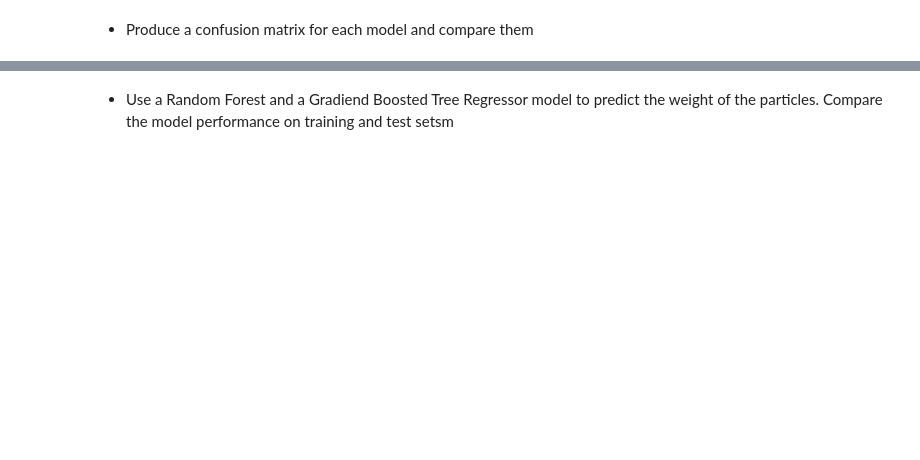
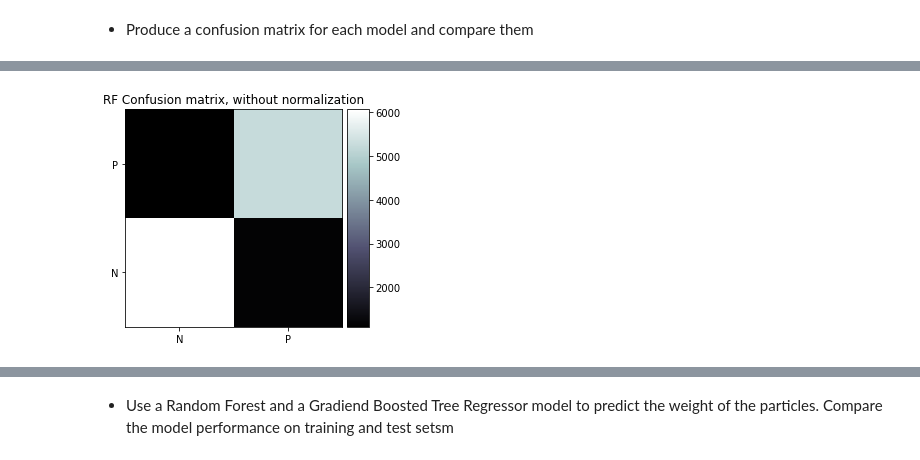
Before and after one commit to siddpatel1/DSPS_SPatel, a Jupyter notebook: HW8/SidPatel_HW8_higgsbosonSearch.ipynb, the cells around one changed output, grey strips where cells are left out. Saved outputs shown, nothing was run; the diff lists cells and outputs as text; code cells hidden in the pictures; blank space fills up the shorter version.

```diff
--- a/HW8/SidPatel_HW8_higgsbosonSearch.ipynb
+++ b/HW8/SidPatel_HW8_higgsbosonSearch.ipynb
@@ -281,2 +339,4 @@ NameError: ignored
 # %%
-plot_confusion_matrix(YL_test,rf.predict(XL_test),title='RF Mine')
+plot_confusion_matrix(YL_test,rf.predict(XL_test),title='RF')
+# %% [output]
+[figure, added]
```
Also changed, not shown: parts of 34 cells of this notebook.
